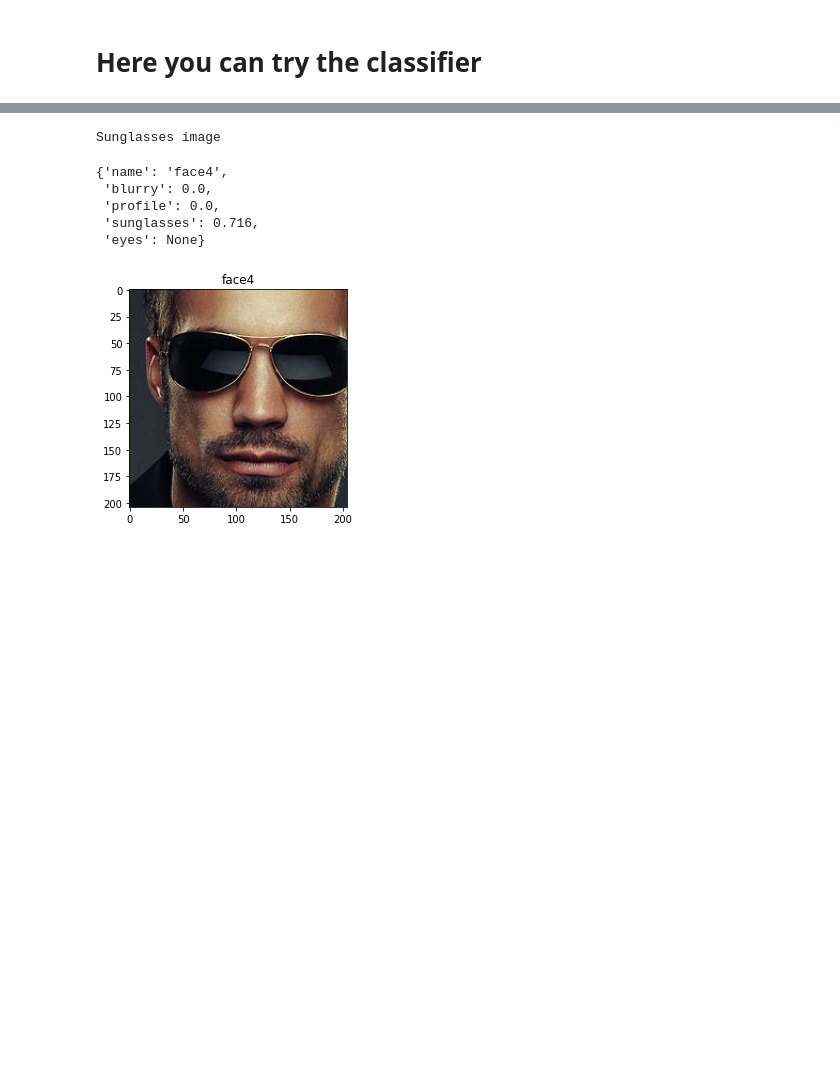
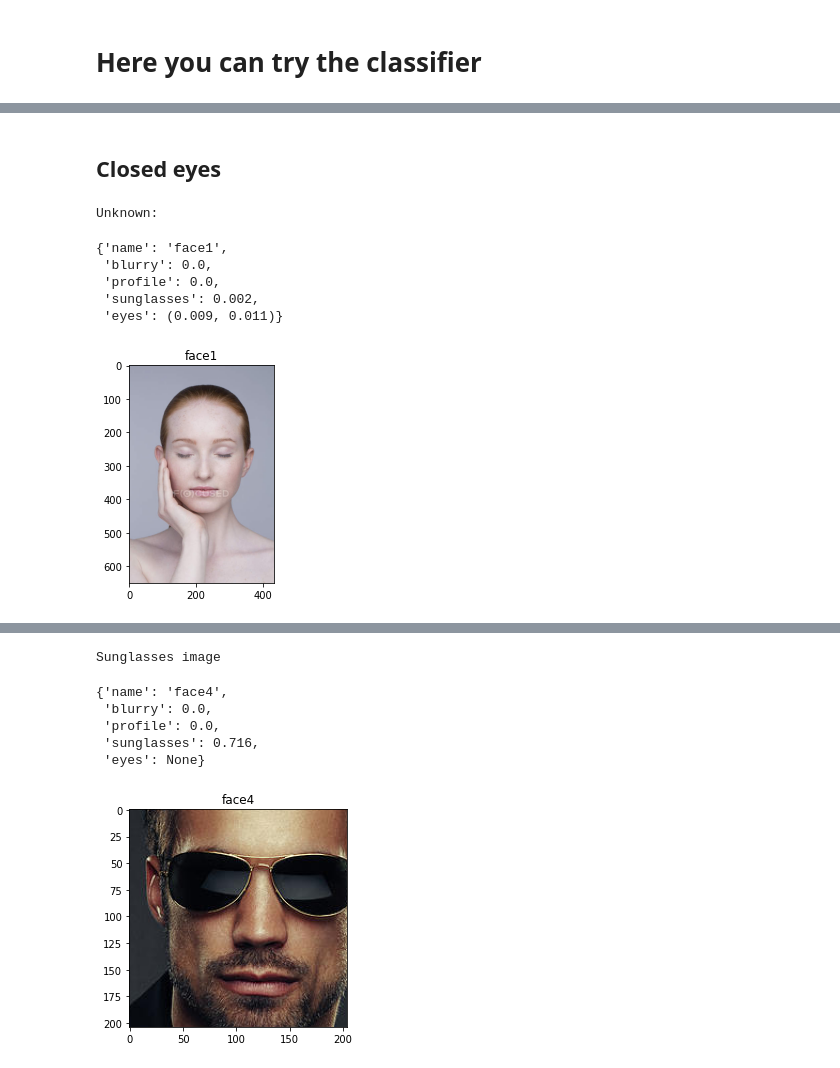
Before and after one commit to jordi-zaragoza/face_classifier, a Jupyter notebook: TRY_IT.ipynb, the cells around one changed output, grey strips where cells are left out. Cells and saved outputs as stored; diff of their text form; code cells hidden in the pictures; blank space fills up the shorter version.

```diff
--- a/TRY_IT.ipynb
+++ b/TRY_IT.ipynb
@@ -16,0 +5,12 @@ Loaded model:  model_profile
+# %% [markdown]
+## Closed eyes
+# %%
+classifier(name='face1', image_or_path='face_classify/data/open_test/closed5.jpg')
+# %% [output]
+Unknown:
+{'name': 'face1',
+ 'blurry': 0.0,
+ 'profile': 0.0,
+ 'sunglasses': 0.002,
+ 'eyes': (0.009, 0.011)}
+[figure, added]
```
Also changed, not shown: parts of 10 cells of this notebook, 13 other files.
